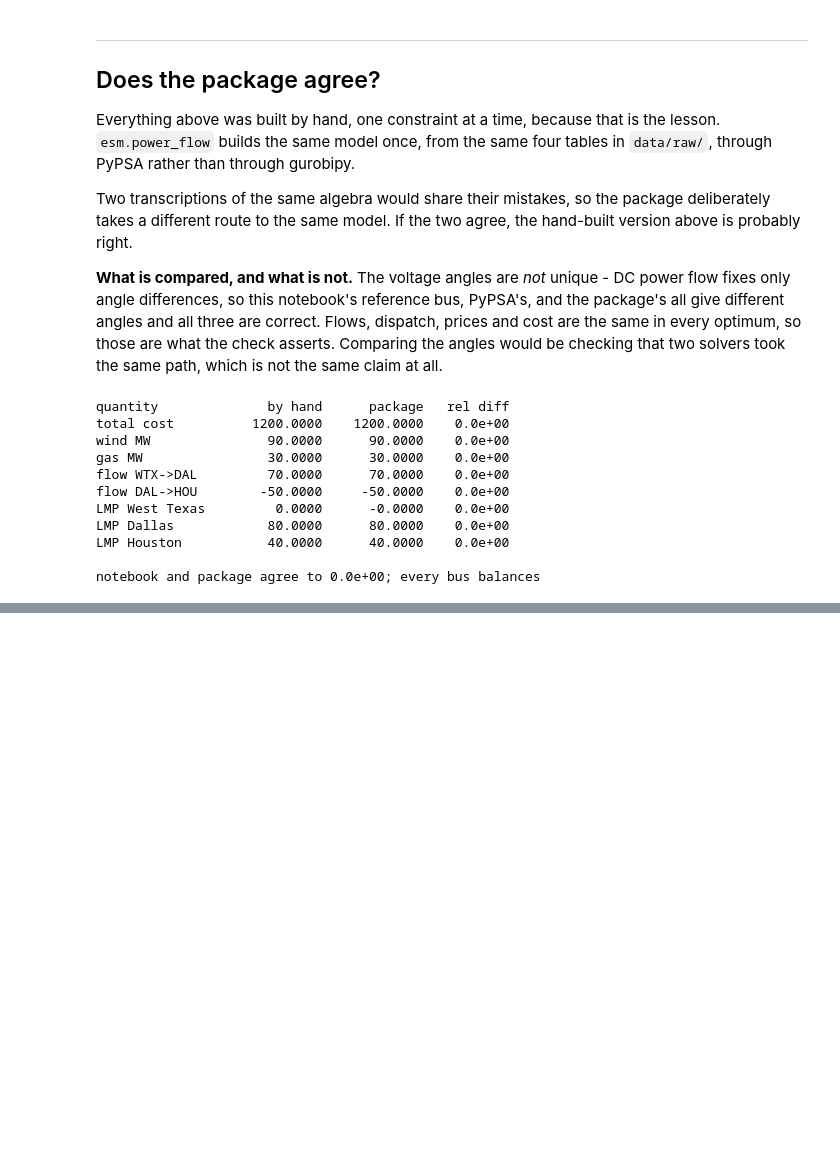
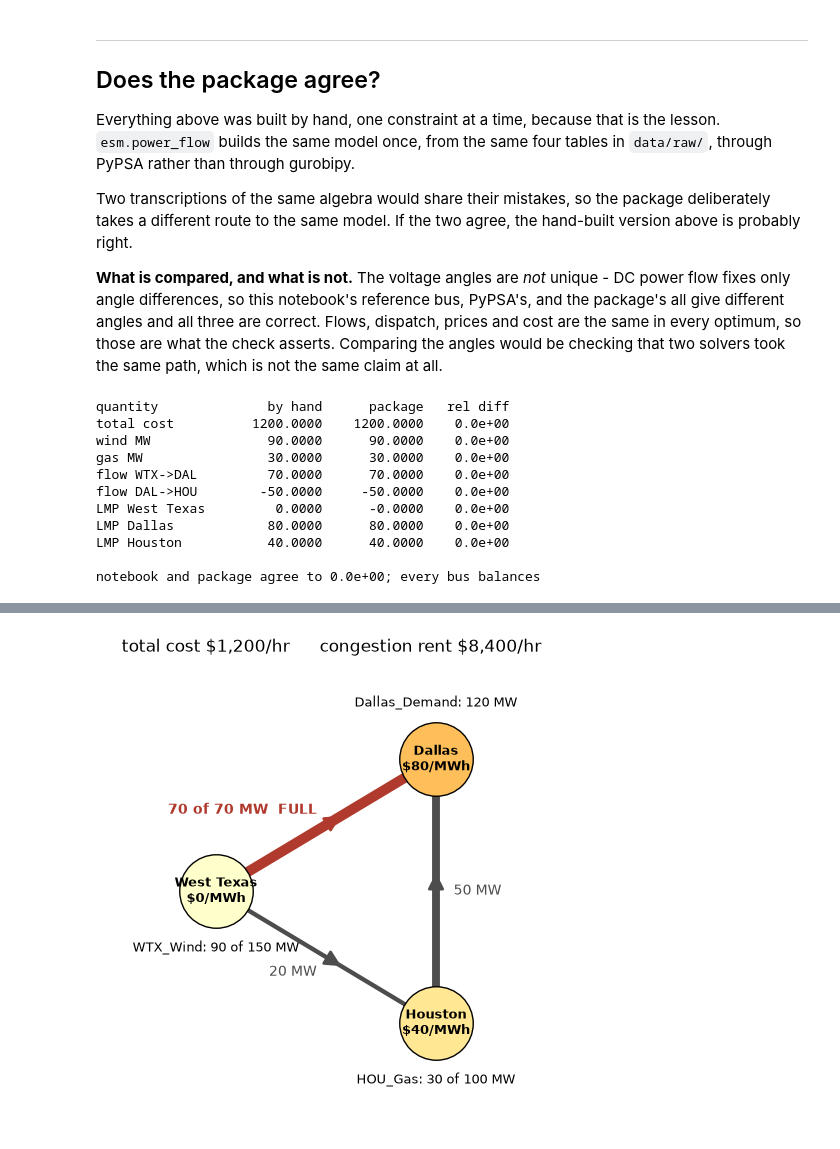
Before and after one commit to sear-labs/energy-system-modeling, a Jupyter notebook: notebooks/p4_networks/18_power_flow_and_lmp.ipynb, the cells around one changed output, grey strips where cells are left out. Drawn from its saved outputs; the diff is of its cells as text; code cells hidden in the pictures; blank space fills up the shorter version.

```diff
--- a/notebooks/p4_networks/18_power_flow_and_lmp.ipynb
+++ b/notebooks/p4_networks/18_power_flow_and_lmp.ipynb
@@ -776,0 +873,34 @@ notebook and package agree to 0.0e+00; every bus balances
+# %%
+def draw_lines(ax, k, lmp):
+    """Every Line and Link: thicker with flow, red when full. Returns the rent."""
+    # alt: no figure of its own; draw() below sets ALT_TEXT for the whole picture
+    branches = [(nm, r.bus0, r.bus1, k.lines_t.p0.iloc[0][nm], r.s_nom, '-')
+                for nm, r in k.lines.iterrows()]
+    branches += [(nm, r.bus0, r.bus1, k.links_t.p0.iloc[0][nm], r.p_nom, '--')
+                 for nm, r in k.links.iterrows()]
+    rent, seen = 0.0, {}
+    for nm, b0, b1, flow, cap, style in branches:
+        rent += flow * (lmp[b1] - lmp[b0])
+        pair = frozenset((b0, b1))
+        shift = 0.22 * seen.get(pair, 0)       # parallel branches sit side by side
+        seen[pair] = seen.get(pair, 0) + 1
+        (x0, y0), (x1, y1) = POS[b0], POS[b1]
+        length = ((x1 - x0) ** 2 + (y1 - y0) ** 2) ** 0.5
+        px, py = -(y1 - y0) / length, (x1 - x0) / length
+        x0, y0, x1, y1 = x0 + px * shift, y0 + py * shift, x1 + px * shift, y1 + py * shift
+        full = cap < 1000 and abs(flow) >= cap - 0.01
+        colour = '#b03a2e' if full else '#4d4d4d'
+        ax.plot([x0, x1], [y0, y1], style, color=colour, lw=1.5 + abs(flow) / 12, zorder=1)
+        mx, my = (x0 + x1) / 2, (y0 + y1) / 2
+        if abs(flow) > 0.05:
+            sign = 1 if flow > 0 else -1
+            dx, dy = sign * (x1 - x0) * 0.08, sign * (y1 - y0) * 0.08
+            ax.annotate('', xy=(mx + dx, my + dy), xytext=(mx - dx, my - dy), zorder=3,
+                        arrowprops=dict(arrowstyle='-|>', color=colour, lw=2,
+                                        mutation_scale=24))
+        label = f'{abs(flow):.0f} MW' if cap >= 1000 else f'{abs(flow):.0f} of {cap:.0f} MW'
+        side = 'left' if px > 0.3 else 'right' if px < -0.3 else 'center'
+        ax.text(mx + px * 0.16, my + py * 0.16, label + ('  FULL' if full else ''),
+                ha=side, va='center', fontsize=10, color=colour,
+                fontweight='bold' if full else 'normal')
+    return rent
@@ -776,0 +962,8 @@ notebook and package agree to 0.0e+00; every bus balances
+# %%
+def parallel_line(k):
+    # your one line of model code
+    pass
+
+grid(limit=70, extra=parallel_line)
+# %% [output]
+[figure, added]
```
Also changed, not shown: parts of 29 cells of this notebook, 17 other files.
